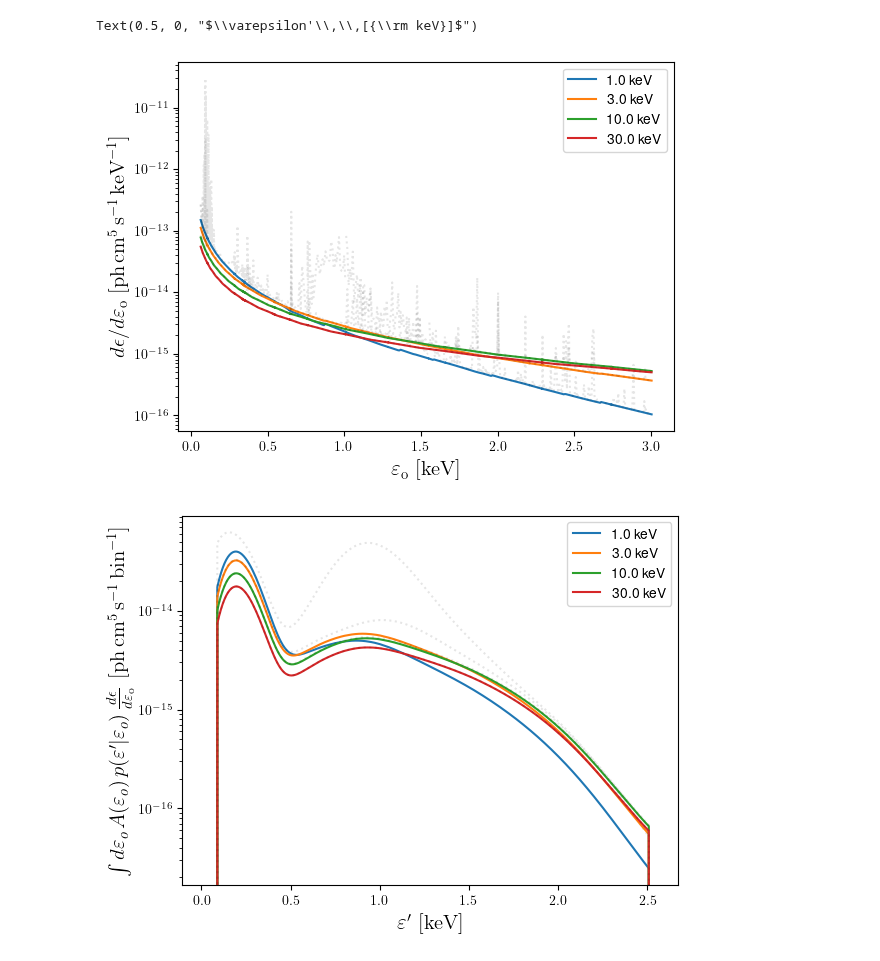
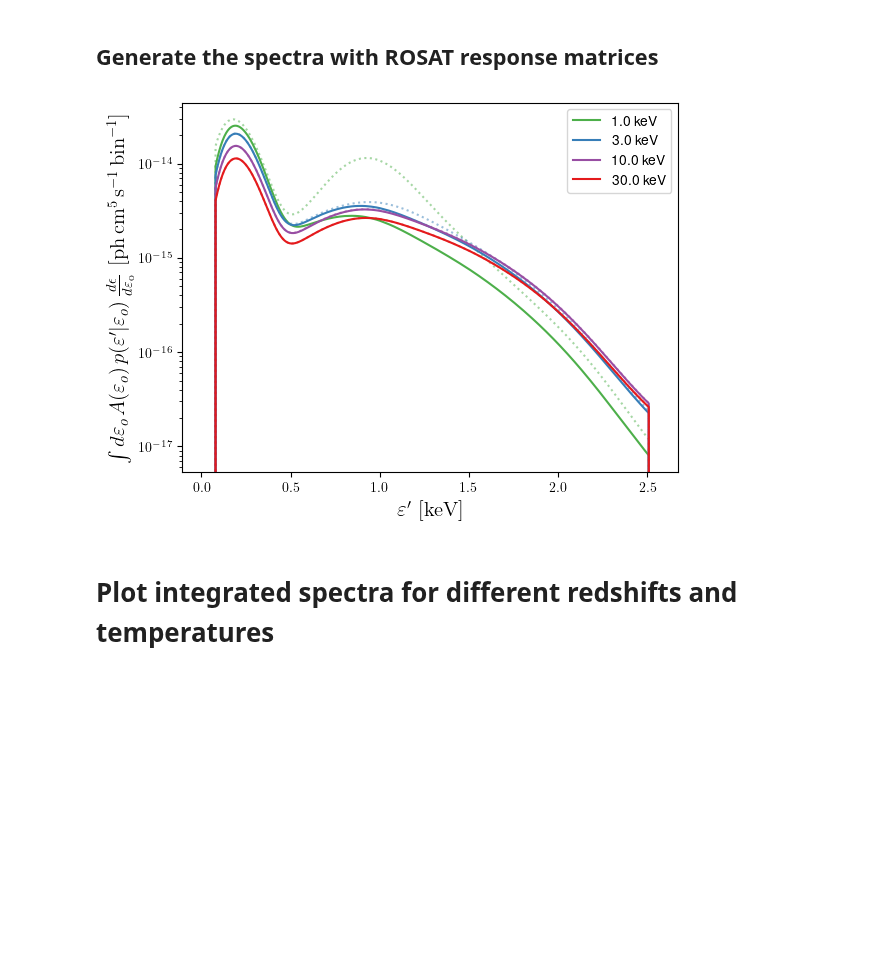
Before and after one commit to Cosmotheka/Cosmotheka_likelihoods, a Jupyter notebook: papers/ROSATx/ROSATProcess.ipynb, the cells around one changed output. Saved outputs shown, nothing was run; the diff lists cells and outputs as text; code cells hidden in the pictures; blank space fills up the shorter version.

```diff
--- a/papers/ROSATx/ROSATProcess.ipynb
+++ b/papers/ROSATx/ROSATProcess.ipynb
@@ -9,0 +12,13 @@ rosat = rx.ROSATResponse('pspcc_gain1_256.rsp')
+# %%
+# Initialize ROSAT spectrum session
+rosat = pyatomdb.spectrum.CIESession()
+
+# Set the metallicity to 0.3 of the solar value
+Zmetal = 0.3
+Zs = np.ones(31)
+Zs[3:] = Zmetal
+rosat.set_abund(np.arange(31, dtype=int), Zs)
+
+# Read response matrix (RMF) and auxiliary response file (ARF)
+rmf = fits.open("data/pspcc_gain1_256.rmf")
+arf = fits.open("data/pspcc_gain1_256.arf")
@@ -10,32 +56,36 @@ rosat = rx.ROSATResponse('pspcc_gain1_256.rsp')
+# %% [markdown]
+## Generate the spectra with ROSAT response matrices
 # %%
+# Set the response using RMF and ARF
+rosat.set_response(rmf, arf)
+
+# Extract energy bins
+specbins_out = rosat.ebins_out
+
+emean_out = 0.5 * (specbins_out[:-1] + specbins_out[1:])
+
+# Plot the ROSAT spectra for different temperatures
 plt.figure()
-emean = rosat.get_energ_in_mean()
-for kT in [1.0, 3.0, 10.0, 30.0]:
-    spec = rosat.get_spectrum_in(kT, 0.)/np.diff(rosat.get_energ_in_bins())
-    spec_con = rosat.get_spectrum_in(kT, 0., dolines=False, dopseudo=False)/np.diff(rosat.get_energ_in_bins())
-    plt.plot(emean, spec_con, '-', label=f'{kT} keV')
-    plt.plot(emean, spec, 'k:', alpha=0.1)
-plt.yscale('log')
+for kT, color in zip([1.0, 3.0, 10.0, 30.0], my_colours):
+    spec = rosat.return_spectrum(kT, 0.0)
+    spec_con = rosat.return_spectrum(kT, 0.0,
+                                     dolines=False,
+                                     dopseudo=False)
+    plt.plot(emean_out, spec_con, color=color, label=f"{kT} keV")
+    plt.plot(emean_out, spec, color=color, linestyle=":", alpha=0.5)
+
+plt.yscale("log")
 plt.legend()
-plt.ylabel(r'$d\epsilon/d\varepsilon_{\rm o}\,\,[{\rm ph}\,{\rm cm}^5\,{\rm s}^{-1}\,{\rm keV}^{-1}]$',
-           fontsize=15)
-plt.xlabel(r'$\varepsilon_{\rm o}\,\,[{\rm keV}]$', fontsize=15)
 
-plt.figure()
-emean = rosat.get_energ_out_mean()
-for kT in [1.0, 3.0, 10.0, 30.0]:
-    spec = rosat.get_convolved_spectrum_out(kT, 0.)
-    spec_con = rosat.get_convolved_spectrum_out(kT, 0., dolines=False, dopseudo=False)
-    plt.plot(emean, spec_con, '-', label=f'{kT} keV')
-    plt.plot(emean, spec, 'k:', alpha=0.1)
-plt.yscale('log')
-plt.legend()
-plt.ylabel(r"$\int d\varepsilon_o\,A(\varepsilon_o)\,p(\varepsilon'|\varepsilon_o)\,\frac{d\epsilon}{d\varepsilon_{\rm o}}\,\,[{\rm ph}\,{\rm cm}^5\,{\rm s}^{-1}\,{\rm bin}^{-1}]$",
-           fontsize=15)
-plt.xlabel(r"$\varepsilon'\,\,[{\rm keV}]$", fontsize=15)
+plt.ylabel(r"$\int d\varepsilon_o\,A(\varepsilon_o)\,"
+           +r"p(\varepsilon'|\varepsilon_o)\,"
+           +r"\frac{d\epsilon}{d\varepsilon_{\rm o}}\,\,"
+           +r"[{\rm ph}\,{\rm cm}^5\,{\rm s}^{-1}\,{\rm bin}^{-1}]$",
+           fontsize=15);
+plt.xlabel(r"$\varepsilon'\,\,[{\rm keV}]$", fontsize=15);
 # %% [output]
-Text(0.5, 0, "$\\varepsilon'\\,\\,[{\\rm keV}]$")
-[figure, old version]
+[figure, new version]
-[figure, removed]
+# %% [markdown]
+# Plot integrated spectra for different redshifts and temperatures
 # %%
 plt.figure()
```
Also changed, not shown: parts of 10 cells of this notebook, 12 other files.
